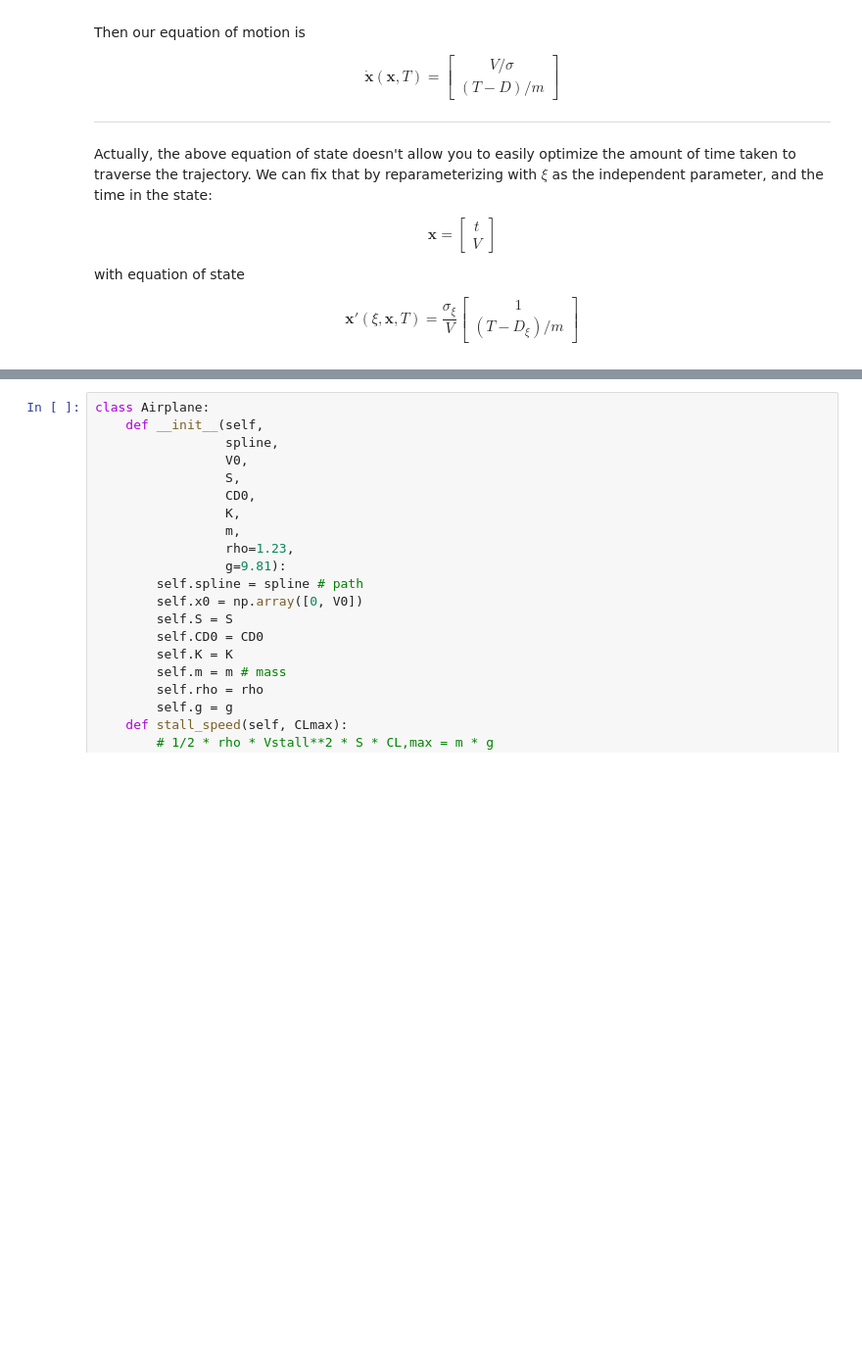
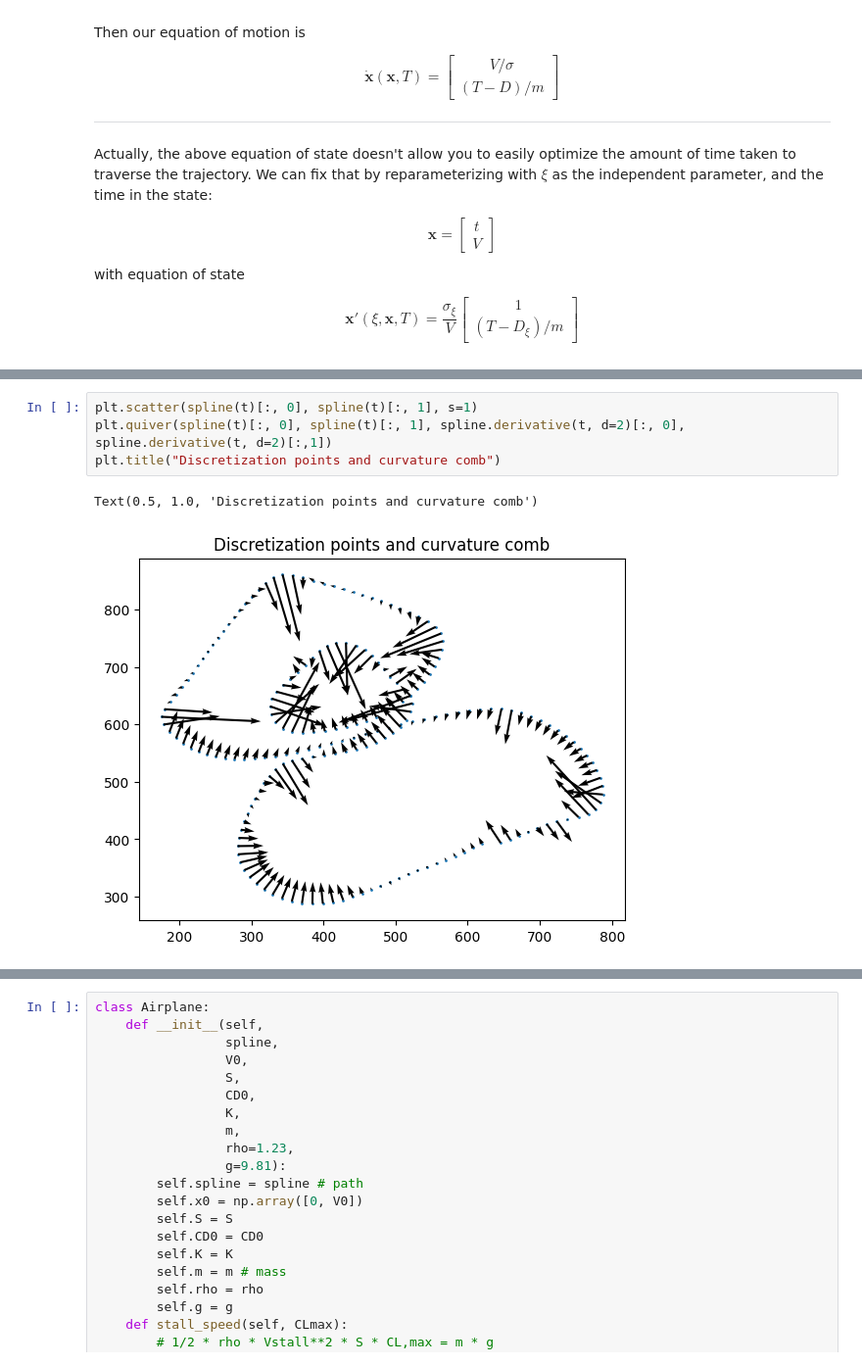
Before and after one commit to jasper-day/rankine, a Jupyter notebook: controls_notebooks/1D_Airplane.ipynb, the cells around one changed output, grey strips where cells are left out. Shown at 98% size. Drawn from its saved outputs; the diff is of its cells as text; blank space fills up the shorter version.

```diff
--- a/controls_notebooks/1D_Airplane.ipynb
+++ b/controls_notebooks/1D_Airplane.ipynb
@@ -133,0 +91,7 @@ Text(0, 0.5, 'R')
+# %%
+plt.scatter(spline(t)[:, 0], spline(t)[:, 1], s=1)
+plt.quiver(spline(t)[:, 0], spline(t)[:, 1], spline.derivative(t, d=2)[:, 0], spline.derivative(t, d=2)[:,1])
+plt.title("Discretization points and curvature comb")
+# %% [output]
+Text(0.5, 1.0, 'Discretization points and curvature comb')
+[figure, added]
```
Also changed, not shown: parts of 13 cells of this notebook, 2 other files.
